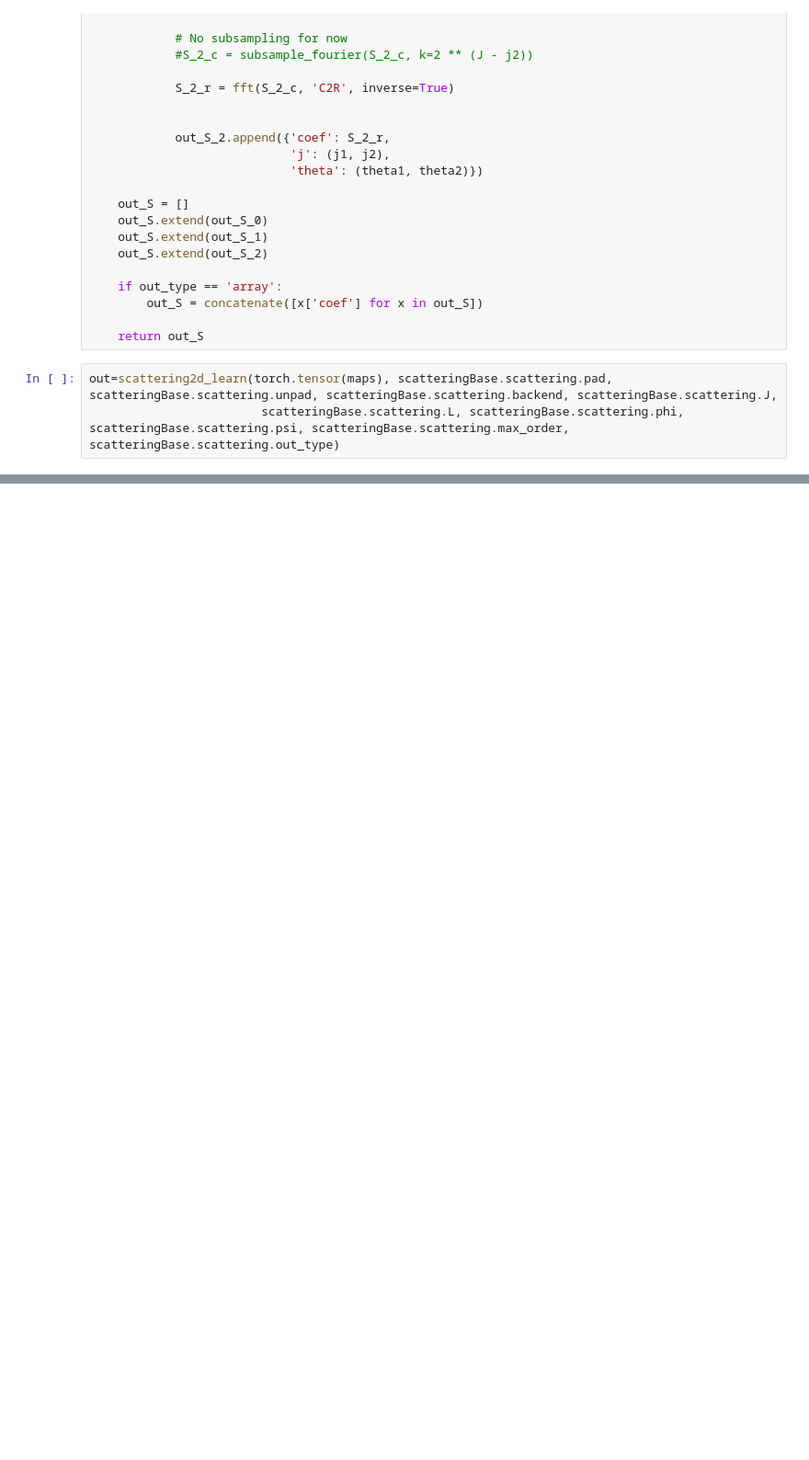
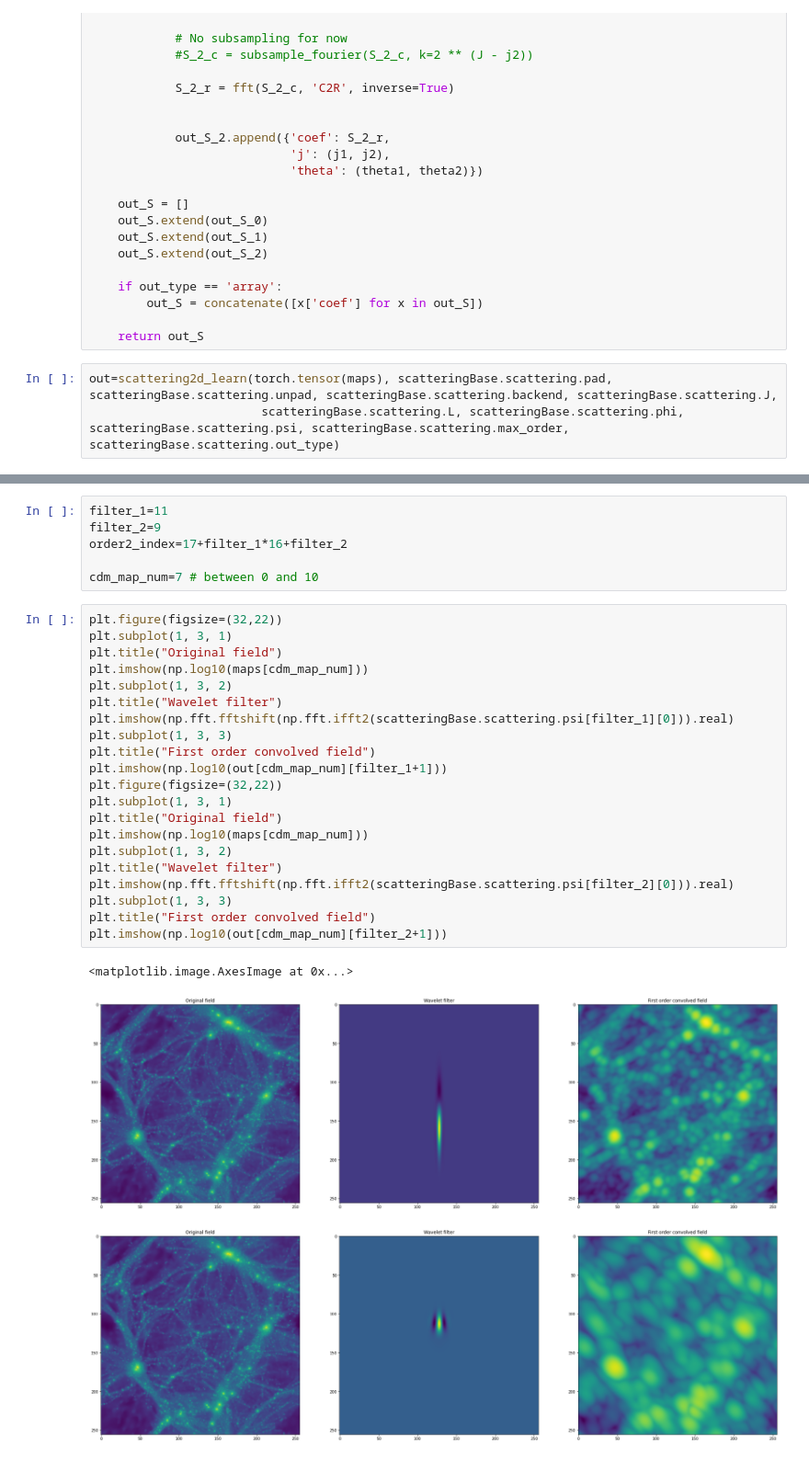
Before and after one commit to Chris-Pedersen/LearnableWavelets, a Jupyter notebook: playground/scattering_conv_playground.ipynb, the cells around one changed output, grey strips where cells are left out. Shown at 92% size. Cells and saved outputs as stored; diff of their text form; blank space fills up the shorter version.

```diff
--- a/playground/scattering_conv_playground.ipynb
+++ b/playground/scattering_conv_playground.ipynb
@@ -217,0 +150,31 @@ plt.colorbar()
+# %%
+filter_1=11
+filter_2=9
+order2_index=17+filter_1*16+filter_2
+
+cdm_map_num=7 # between 0 and 10
+# %%
+plt.figure(figsize=(32,22))
+plt.subplot(1, 3, 1)
+plt.title("Original field")
+plt.imshow(np.log10(maps[cdm_map_num]))
+plt.subplot(1, 3, 2)
+plt.title("Wavelet filter")
+plt.imshow(np.fft.fftshift(np.fft.ifft2(scatteringBase.scattering.psi[filter_1][0])).real)
+plt.subplot(1, 3, 3)
+plt.title("First order convolved field")
+plt.imshow(np.log10(out[cdm_map_num][filter_1+1]))
+plt.figure(figsize=(32,22))
+plt.subplot(1, 3, 1)
+plt.title("Original field")
+plt.imshow(np.log10(maps[cdm_map_num]))
+plt.subplot(1, 3, 2)
+plt.title("Wavelet filter")
+plt.imshow(np.fft.fftshift(np.fft.ifft2(scatteringBase.scattering.psi[filter_2][0])).real)
+plt.subplot(1, 3, 3)
+plt.title("First order convolved field")
+plt.imshow(np.log10(out[cdm_map_num][filter_2+1]))
+# %% [output]
+<matplotlib.image.AxesImage at 0x...>
+[figure, added]
+[figure, added]
```
Also changed, not shown: parts of 7 cells of this notebook.
